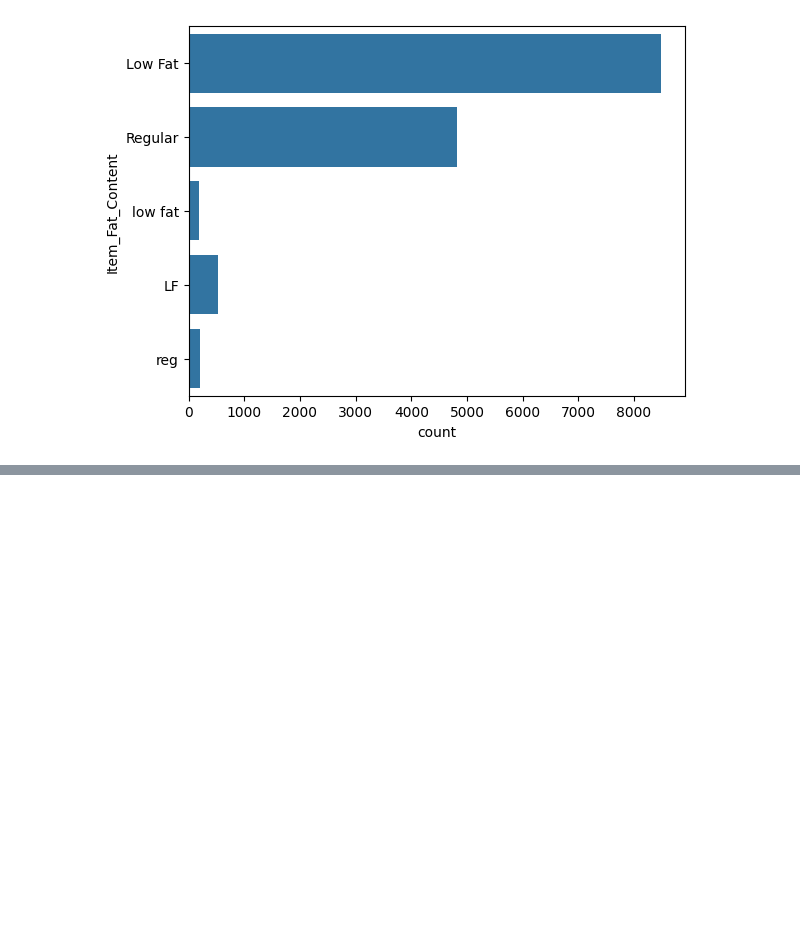
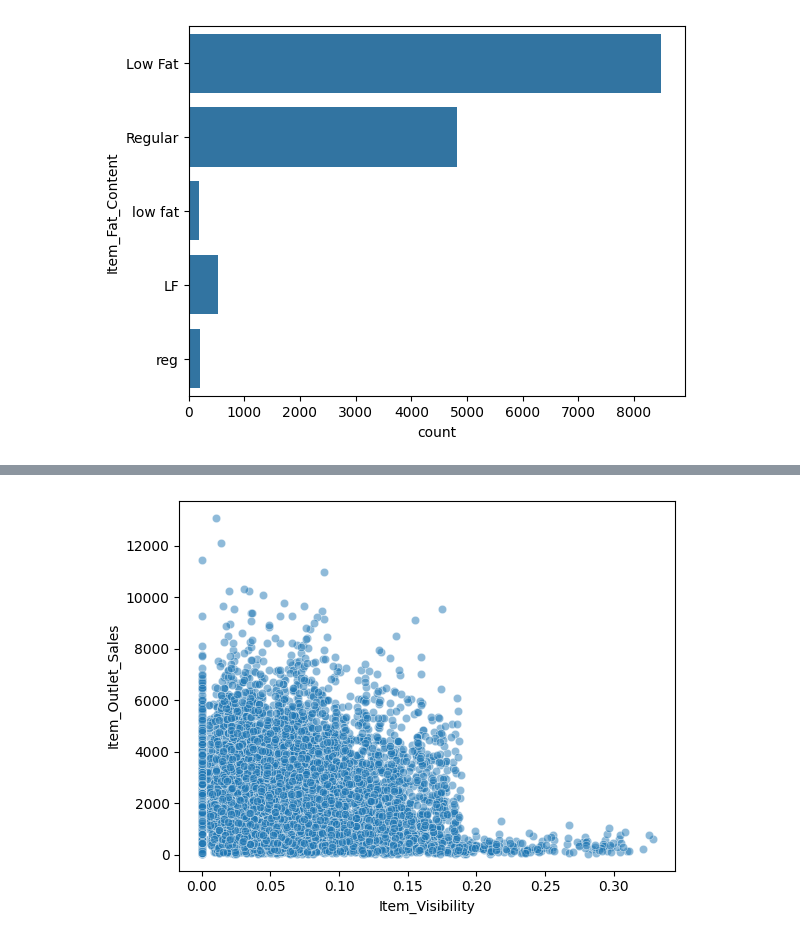
Before and after one commit to Technocolabs100/BigMart-Analysis-and-Prediction-on-Sales-Data, a Jupyter notebook: BigMartSalesPrediction.ipynb, the cells around one changed output, grey strips where cells are left out. Cells and saved outputs as stored; diff of their text form; code cells hidden in the pictures; blank space fills up the shorter version.

```diff
--- a/BigMartSalesPrediction.ipynb
+++ b/BigMartSalesPrediction.ipynb
@@ -222,0 +249,6 @@ plt.show()
+# %%
+# Item Visibility and Item Outlet Sales - continuous variables
+sns.scatterplot(x = 'Item_Visibility',y = 'Item_Outlet_Sales' , data = train_copy , alpha = 0.5)
+plt.show()
+# %% [output]
+[figure, added]
```
Also changed, not shown: parts of 10 cells of this notebook.
